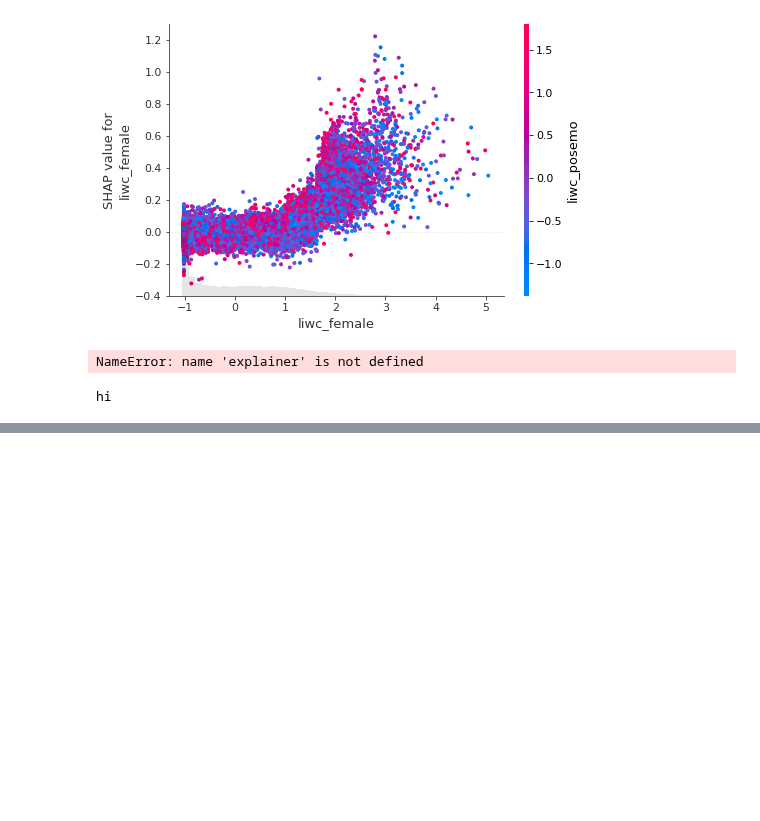
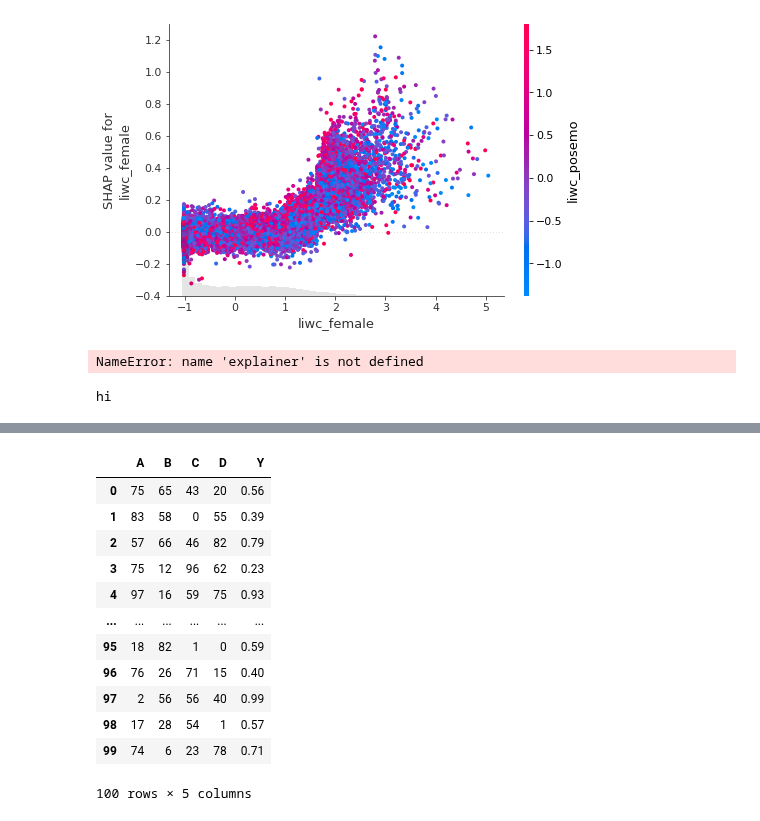
Before and after one commit to Hadjimina/Reddit_Morality_Analysis, a Jupyter notebook: feature_analysis/Jupiter Notebooks/interaction analysis.ipynb, the cells around one changed output, grey strips where cells are left out. Drawn from its saved outputs; the diff is of its cells as text; code cells hidden in the pictures; blank space fills up the shorter version.

```diff
--- a/feature_analysis/Jupiter Notebooks/interaction analysis.ipynb
+++ b/feature_analysis/Jupiter Notebooks/interaction analysis.ipynb
@@ -503,0 +607,17 @@ hi
+# %%
+
+df
+# %% [output]
+|  | A | B | C | D | Y |
+| 0 | 75 | 65 | 43 | 20 | 0.56 |
+| 1 | 83 | 58 | 0 | 55 | 0.39 |
+| 2 | 57 | 66 | 46 | 82 | 0.79 |
+| 3 | 75 | 12 | 96 | 62 | 0.23 |
+| 4 | 97 | 16 | 59 | 75 | 0.93 |
+| ... | ... | ... | ... | ... | ... |
+| 95 | 18 | 82 | 1 | 0 | 0.59 |
+| 96 | 76 | 26 | 71 | 15 | 0.40 |
+| 97 | 2 | 56 | 56 | 40 | 0.99 |
+| 98 | 17 | 28 | 54 | 1 | 0.57 |
+| 99 | 74 | 6 | 23 | 78 | 0.71 |
+100 rows × 5 columns
```
Also changed, not shown: parts of 7 cells of this notebook.
